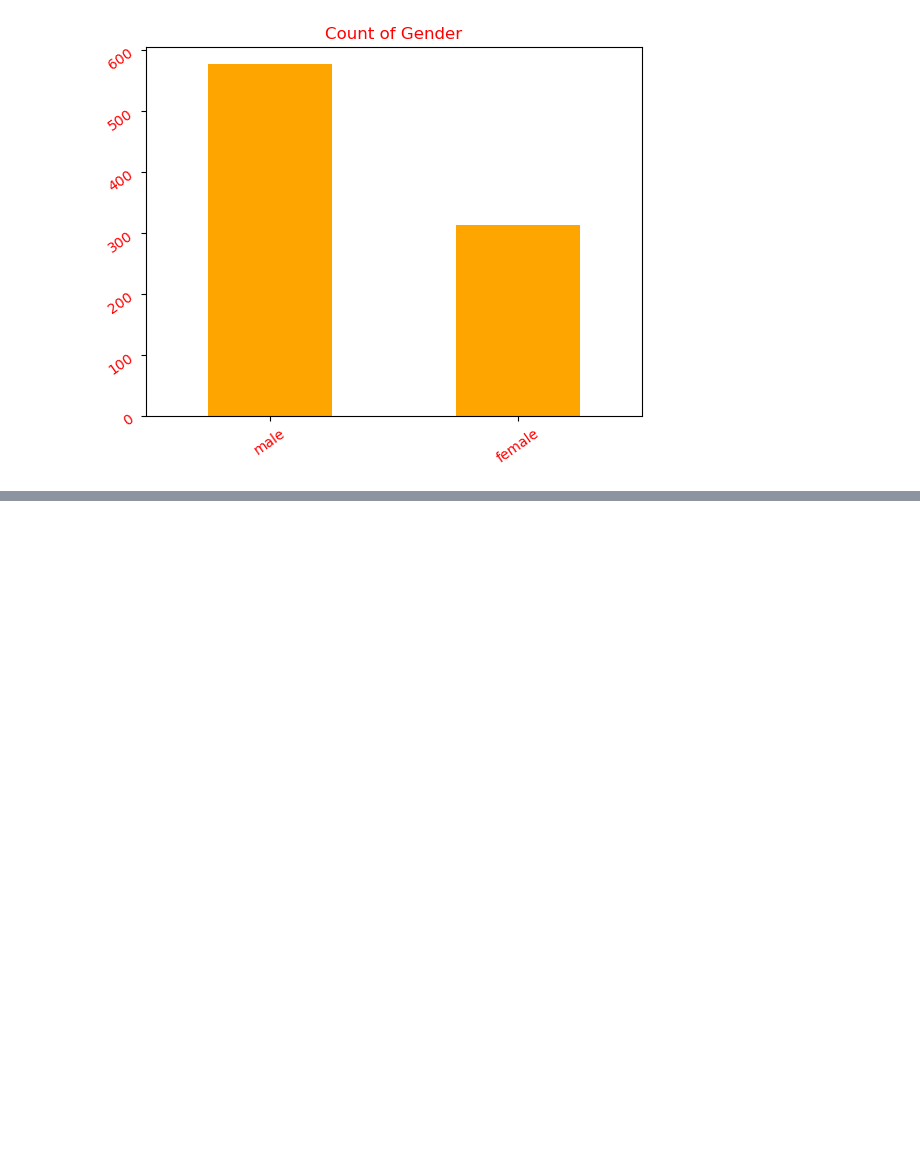
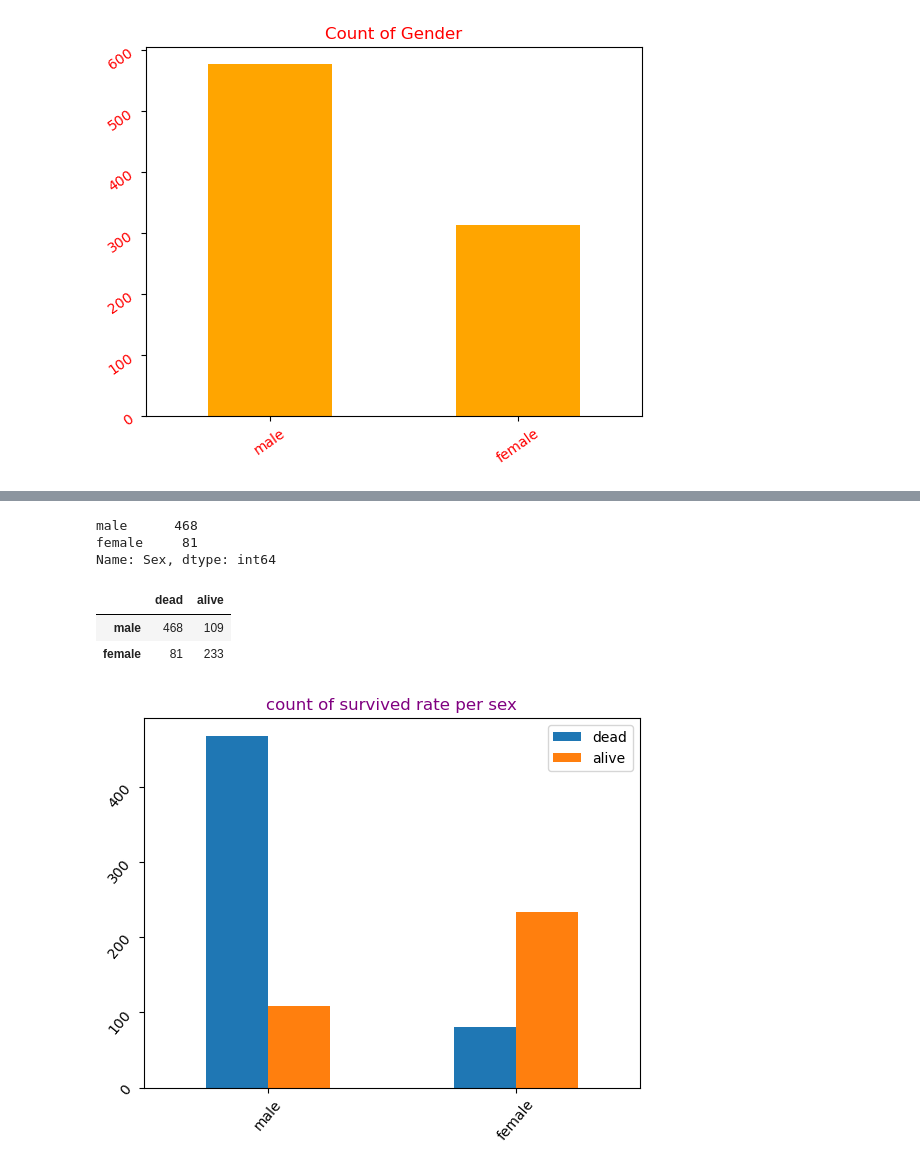
Before and after one commit to mojisola6/EDA-and-Machine-laerning-model-titanic-dataset, a Jupyter notebook: main.ipynb, the cells around one changed output, grey strips where cells are left out. Drawn from its saved outputs; the diff is of its cells as text; code cells hidden in the pictures; blank space fills up the shorter version.

```diff
--- a/main.ipynb
+++ b/main.ipynb
@@ -272,0 +378,27 @@ plt.show()
+# %%
+# query the dataframe when survived column is 0 and return only sex column then make the count of sex
+train.query("Survived==0")["Sex"].value_counts()
+# %% [output]
+male      468
+female     81
+Name: Sex, dtype: int64
+# %%
+dead=train.query("Survived==0")["Sex"].value_counts()
+alive=train.query("Survived==1")["Sex"].value_counts()
+# %%
+pd.concat([dead, alive], keys=["dead", "alive"], axis=1)
+# %% [output]
+|  | dead | alive |
+| male | 468 | 109 |
+| female | 81 | 233 |
+# %%
+# join te dead and the alive series together
+gender_survived_rate=pd.concat([dead, alive], keys=["dead", "alive"], axis=1)
+# %%
+gender_survived_rate.plot(kind="bar")
+plt.title("count of survived rate per sex", color="purple")
+plt.xticks(rotation=50, color="black")
+plt.yticks(rotation=50, color="black")
+plt.show()
+# %% [output]
+[figure, added]
```
Also changed, not shown: parts of 29 cells of this notebook.
